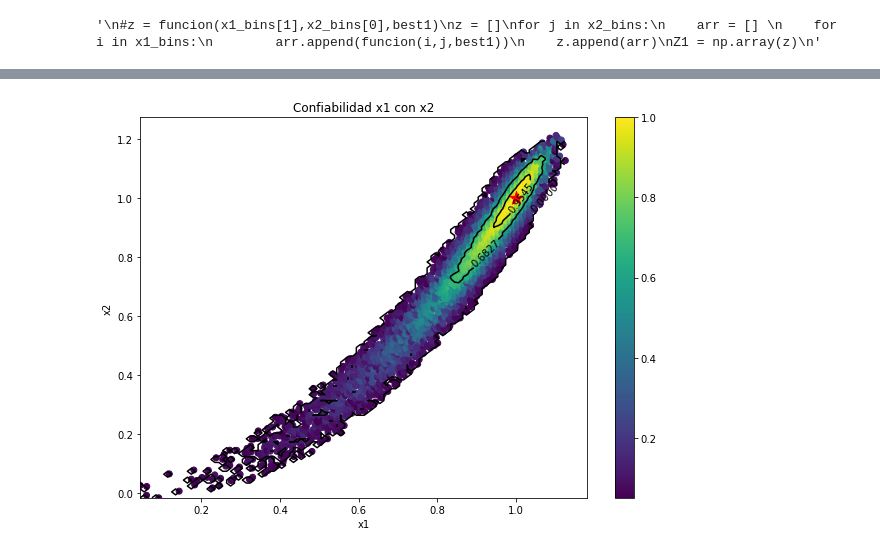
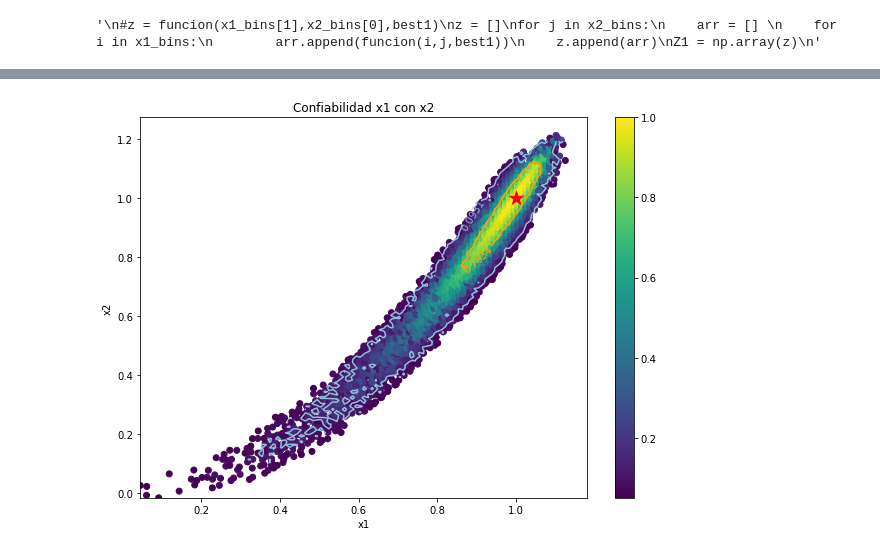
Before and after one commit to gadolfocastrillon/DarkMatterModels, a Jupyter notebook: Algoritmos geneticos/contour_confidence.ipynb, the cells around one changed output, grey strips where cells are left out. Drawn from its saved outputs; the diff is of its cells as text; code cells hidden in the pictures.

```diff
--- a/Algoritmos geneticos/contour_confidence.ipynb
+++ b/Algoritmos geneticos/contour_confidence.ipynb
@@ -89,3 +93,36 @@ def funcion(x, y, df):
+# %%
+def contorno(df_,pass_1=0.01,pass_2=0.01):
+    lim_ini_1 = best1['group_1'].min()
+    lim_fin_1 = best1['group_1'].max()
+    lim_ini_2 = best1['group_2'].min()
+    lim_fin_2 = best1['group_2'].max()
+    x1_bins = np.arange(lim_ini_1,lim_fin_1,pass_1)
+    x2_bins = np.arange(lim_ini_2,lim_fin_2,pass_2)
+    X_,Y_ = np.meshgrid(x1_bins,x2_bins)
+    def funcion(x, y, df_):
+        try:
+            objeto = df_[df_['group_1'] == x]
+            objeto = objeto[objeto['group_2'] == y]
+            # Utiliza .values[0] en lugar de .value()
+            valor = objeto['ratio'].values[0]
+        except IndexError:  # Maneja la excepción específica para IndexError
+            valor = 0
+        return valor
+
+    combinaciones = [(x, y) for y in x2_bins for x in x1_bins]
+
+    # Crea un DataFrame con todas las combinaciones
+    combinaciones_df = pd.DataFrame(combinaciones, columns=['group_1', 'group_2'])
+
+    # Realiza una fusión (merge) con el DataFrame original (best1) para obtener los valores de ratio
+    resultado_df = pd.merge(combinaciones_df, best1, on=['group_1', 'group_2'], how='left')
+
+    # Llena los valores NaN con 0
+    resultado_df['ratio'].fillna(0, inplace=True)
+
+    # Reorganiza los datos en una matriz Z
+    Z_ = resultado_df['ratio'].values.reshape(len(x2_bins), len(x1_bins))
+    return X_,Y_,Z_
 # %%
 '''
 #z = funcion(x1_bins[1],x2_bins[0],best1)
@@ -134,5 +171,6 @@ plt.show()
 # %%
-graficar_confidence(dm1,best1,X,Y,Z2)
+X,Y,Z = contorno(best1)
+graficar_confidence(dm1,best1,X,Y,Z)
 # %% [output]
-[figure, old version]
+[figure, new version]
 # %%
```
Also changed, not shown: parts of 14 cells of this notebook, 1 other file.
